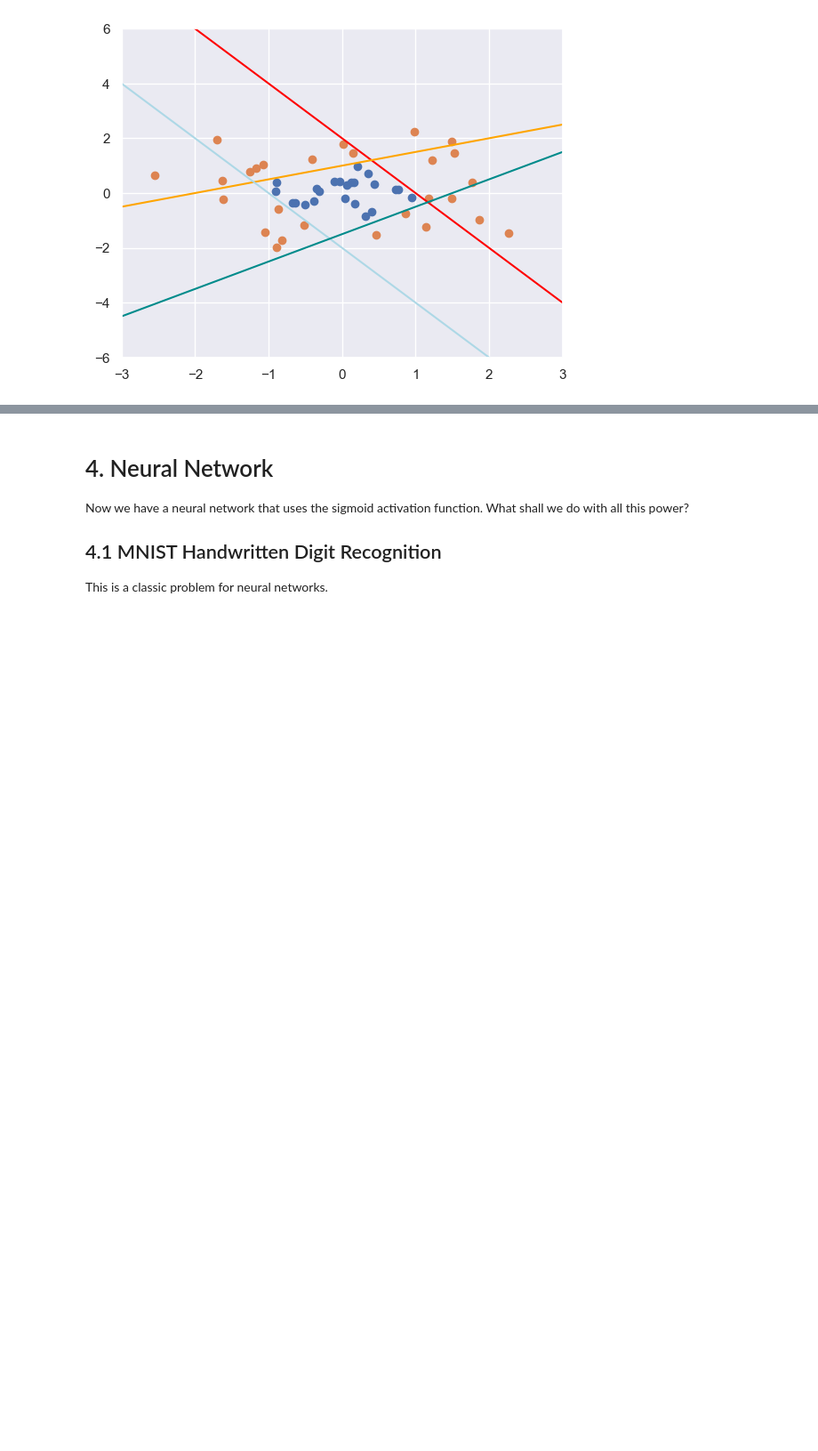
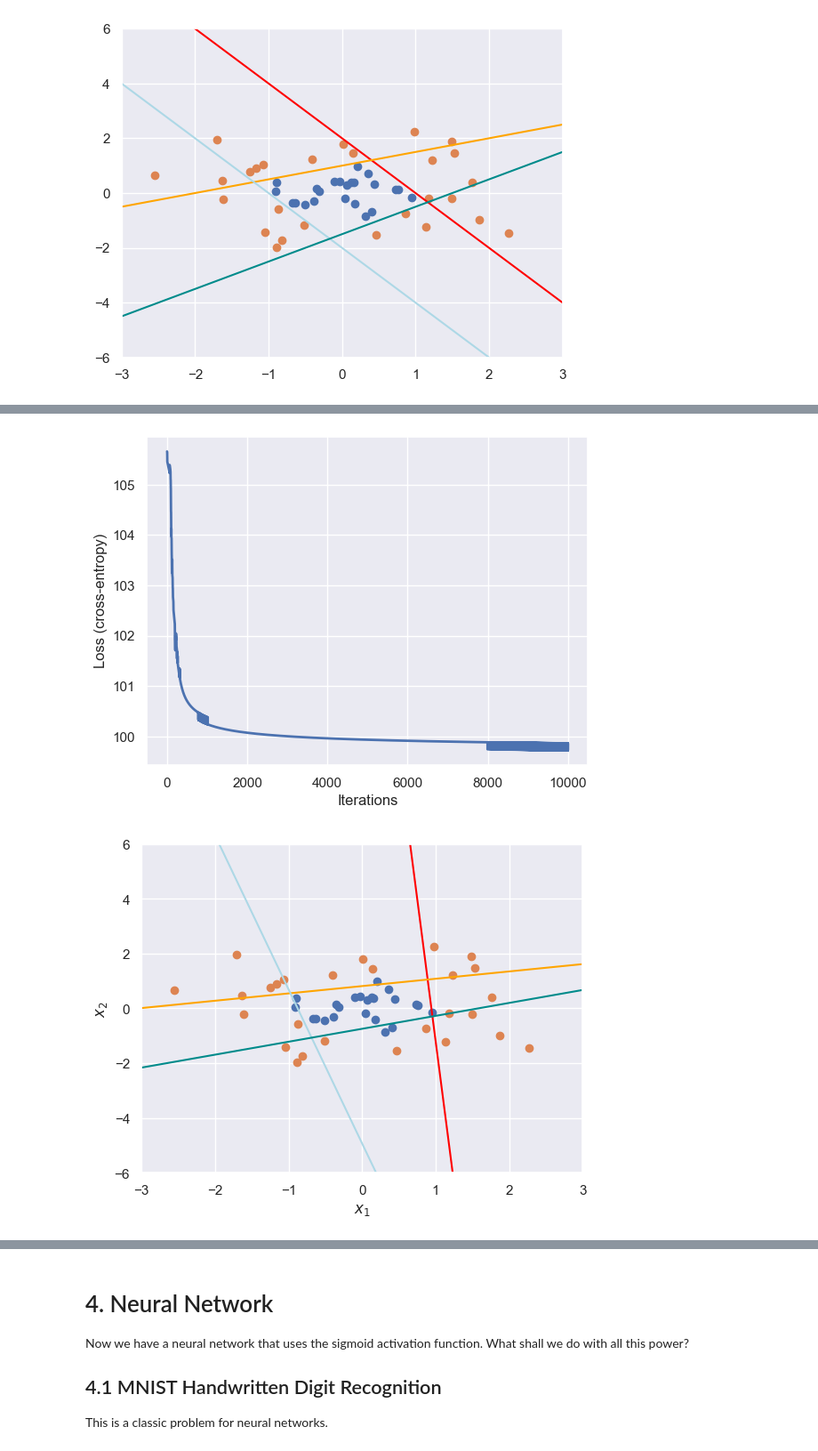
Before and after one commit to equinor/kai-edc2024-workshop, a Jupyter notebook: 1_introduction/solution.ipynb, the cells around one changed output, grey strips where cells are left out. Shown: that part at 89% size. Saved outputs shown, nothing was run; the diff lists cells and outputs as text; code cells hidden in the pictures; blank space fills up the shorter version.

```diff
--- a/1_introduction/solution.ipynb
+++ b/1_introduction/solution.ipynb
@@ -150,0 +493,78 @@ While this is shown in 2D space, it generalises in any number of dimensions.
+# %%
+class NeuralNetwork(nn.Module):
+    def __init__(self, n_inputs=2, n_perceptrons=4):
+        super(NeuralNetwork, self).__init__()
+        self.layer = nn.Linear(n_inputs, n_perceptrons, dtype=torch.float64)
+
+    def forward(self, x):
+        y = F.sigmoid(self.layer(x))
+
+        mask = torch.any(y >= 0.5, axis=1)
+        y = torch.mean(y, axis=1)
+        y[mask] += 0.3  # Bias towards higher numbers because one perceptron classified as "1"
+
+        return y
+# %%
+# Set up optimisation
+model = NeuralNetwork()
+objective_function = nn.CrossEntropyLoss()
+optimiser = optim.SGD(model.parameters(), lr=0.1)
+
+# We regenerate the data, just in case X was overwritten
+np.random.seed(0)
+n_samples = 50
+X = np.random.randn(n_samples, 2)
+y = np.zeros(n_samples)
+y[np.linalg.norm(X, axis=1) > 1] = 1
+inputs = torch.tensor(X)
+labels = torch.tensor(y)
+
+# Run optimisation
+losses = []
+n_iterations = 10000
+for epoch in range(n_iterations):
+    # Reset the parameter gradients
+    optimiser.zero_grad()
+
+    # Simulation, evaluation and parameter proposal
+    outputs = model(inputs)
+    loss = objective_function(outputs, labels)
+    loss.backward()
+    optimiser.step()
+
+    losses.append(loss.detach().numpy())
+
+# Visualise loss over time
+iterations = np.arange(1, n_iterations+1)
+plt.plot(iterations, losses, linewidth=2)
+plt.xlabel('Iterations')
+plt.ylabel('Loss (cross-entropy)')
+plt.show()
+
+# Visualise the learned classification
+plt.scatter(X[y==0, 0], X[y==0, 1])
+plt.scatter(X[y==1, 0], X[y==1, 1])
+
+# Reshape model weights
+weights = np.empty(12)
+bias = model.layer.bias.detach().numpy()
+weights = model.layer.weight.detach().numpy()
+
+x1 = np.linspace(-3, 3, 100)
+x2 = -(weights[0, 0] * x1 + bias[0]) / weights[0, 1]
+plt.plot(x1, x2, linestyle='-', color='red')
+x2 = -(weights[1, 0] * x1 + bias[1]) / weights[1, 1]
+plt.plot(x1, x2, linestyle='-', color='orange')
+x2 = -(weights[2, 0] * x1 + bias[2]) / weights[2, 1]
+plt.plot(x1, x2, linestyle='-', color='lightblue')
+x2 = -(weights[3, 0] * x1 + bias[3]) / weights[3, 1]
+plt.plot(x1, x2, linestyle='-', color='darkcyan')
+
+plt.xlim(-3, 3)
+plt.ylim(-6, 6)
+plt.xlabel(r'$x_1$')
+plt.ylabel(r'$x_2$')
+plt.show()
+# %% [output]
+[figure, added]
+[figure, added]
```
Also changed, not shown: parts of 50 cells of this notebook.
